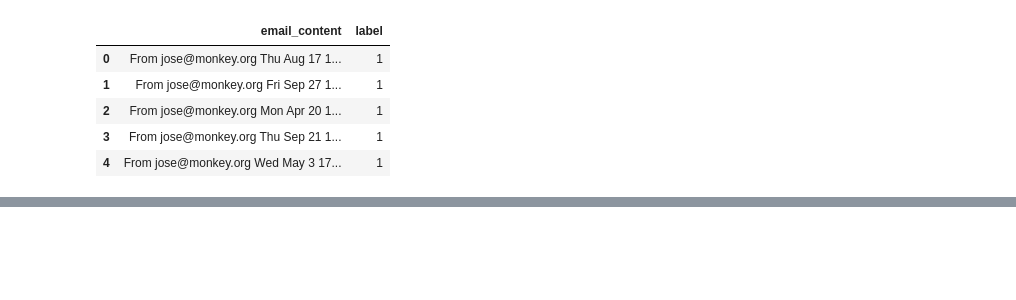
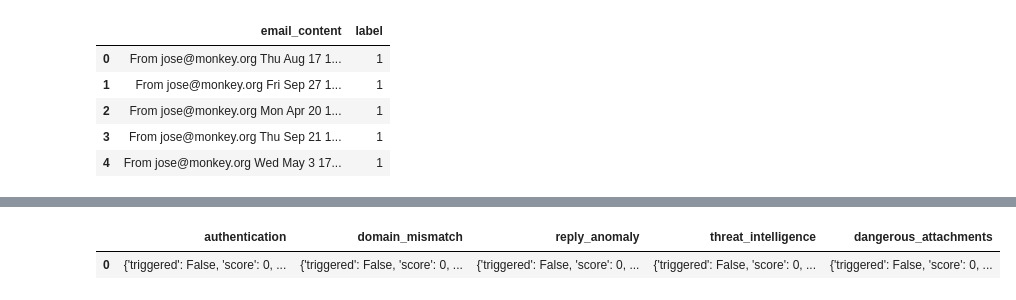
Before and after one commit to avseitsevad/eml-phishing-analyzer, a Jupyter notebook: notebooks/dataset_and_features.ipynb, the cells around one changed output, grey strips where cells are left out. Saved outputs shown, nothing was run; the diff lists cells and outputs as text; code cells hidden in the pictures; blank space fills up the shorter version.

```diff
--- a/notebooks/dataset_and_features.ipynb
+++ b/notebooks/dataset_and_features.ipynb
@@ -1215,0 +922,6 @@ print("\n" + "="*80)
+# %%
+# Инициализация модулей
+translator = Translator()
+
+feature_extractor = FeatureExtractor(max_features=3000)
+feature_extractor.load_vectorizer(str(vectorizer_path))
@@ -1215,0 +945,5 @@ print("\n" + "="*80)
+# %%
+prepare_text = FeatureExtractor.prepare_text_from_parsed_email
+
+# Проверка test_emails
+rows = []
@@ -1215,0 +1025,32 @@ print("\n" + "="*80)
+# %%
+def show_triggered_rules(email_idx: int):
+    row = results_df.loc[results_df["idx"] == email_idx].iloc[0]
+    email_content = str(df_test.loc[email_idx, "email_content"])
+
+    parsed = parse_email(email_content)
+    header_analysis = analyze_headers(parsed)
+    ti_results = ti.check_reputation(parsed.get('domains', []), parsed.get('ips', []))
+    rules_result = evaluate_all_rules(header_analysis, parsed, ti_results)
+
+    rule_details = rules_result.get("rule_details", [])
+    triggered_rules = rules_result.get("triggered_rules", [])
+
+    if isinstance(rule_details, dict):
+        rule_details = [rule_details]
+
+    # Если rule_details пустой, но есть triggered_rules — выведем хотя бы их
+    if not rule_details and triggered_rules:
+        rule_details = [{"rule_id": r} for r in triggered_rules]
+
+    rules_df = pd.DataFrame(rule_details)
+
+    # Если есть поле с флагом срабатывания — фильтруем по нему
+    trigger_cols = [c for c in ["triggered", "is_triggered", "matched", "fired"] if c in rules_df.columns]
+    if trigger_cols:
+        rules_df = rules_df[rules_df[trigger_cols[0]] == True]
+
+    if len(rules_df) == 0:
+        print(f"Для письма idx={email_idx} сработавших правил не найдено.")
+        return
+
+    display(rules_df)
@@ -1215,0 +1085,5 @@ print("\n" + "="*80)
+# %%
+show_triggered_rules(13)
+# %% [output]
+|  | authentication | domain_mismatch | reply_anomaly | threat_intelligence | dangerous_attachments |
+| 0 | {'triggered': False, 'score': 0, ... | {'triggered': False, 'score': 0, ... | {'triggered': False, 'score': 0, ... | {'triggered': False, 'score': 0, ... | {'triggered': False, 'score': 0, ... |
```
Also changed, not shown: parts of 114 cells of this notebook, 21 other files.
